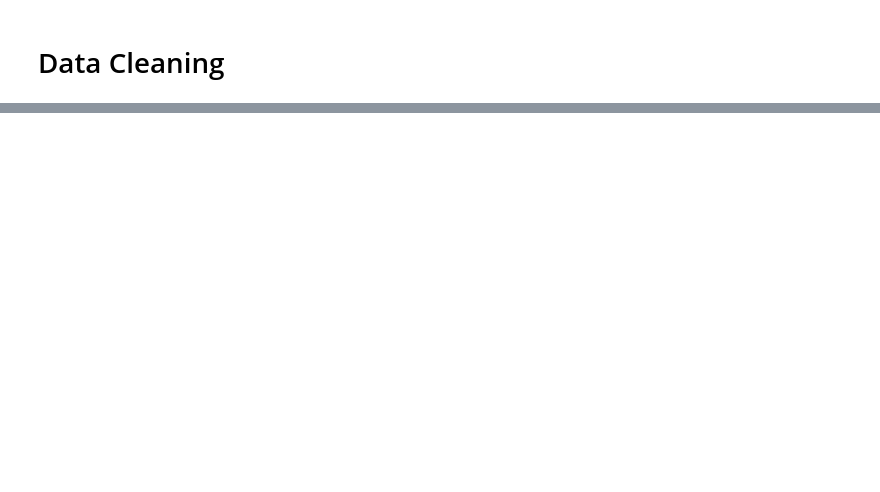
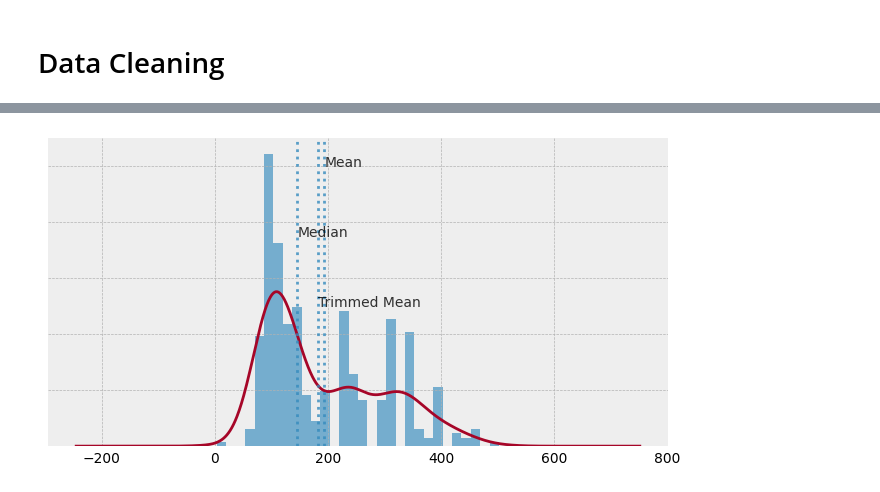
Before and after one commit to IT4063C-Fall22/Sandbox, a Jupyter notebook: sandbox.ipynb, the cells around one changed output, grey strips where cells are left out. Saved outputs shown, nothing was run; the diff lists cells and outputs as text; code cells hidden in the pictures; blank space fills up the shorter version.

```diff
--- a/sandbox.ipynb
+++ b/sandbox.ipynb
@@ -121,0 +290,31 @@ auto_mpg_df.sample(3)
+# %%
+%matplotlib inline
+import matplotlib as mpl
+import matplotlib.pyplot as plt
+# plt.style.use("bmh")
+
+
+fig, ax = plt.subplots(figsize = (8,4))
+
+auto_mpg_df['displacement'].plot(kind="hist", density= True, bins=30, alpha = 0.65)
+auto_mpg_df['displacement'].plot(kind="kde")
+
+ax.axvline(auto_displacement_mean, alpha = 0.8, linestyle = ":")
+ax.axvline(auto_displacement_median, alpha = 0.8, linestyle = ":")
+ax.axvline(auto_displacement_trimmed_mean, alpha = 0.8, linestyle = ":")
+
+ax.set_ylim(0, .011)
+ax.set_yticklabels([])
+ax.set_ylabel("")
+
+ax.text(auto_displacement_mean-.1, .01, "Mean", size = 10, alpha = 0.8)
+ax.text(auto_displacement_median-.4, .0075, "Median", size = 10, alpha = 0.8)
+ax.text(auto_displacement_trimmed_mean+.4, .0050, "Trimmed Mean", size = 10, alpha = 0.8)
+
+ax.tick_params(left = False, bottom = False)
+for ax, spine in ax.spines.items():
+    spine.set_visible(False)
+
+plt.show()
+# %% [output]
+[figure, added]
```
Also changed, not shown: parts of 37 cells of this notebook, 2 other files.
